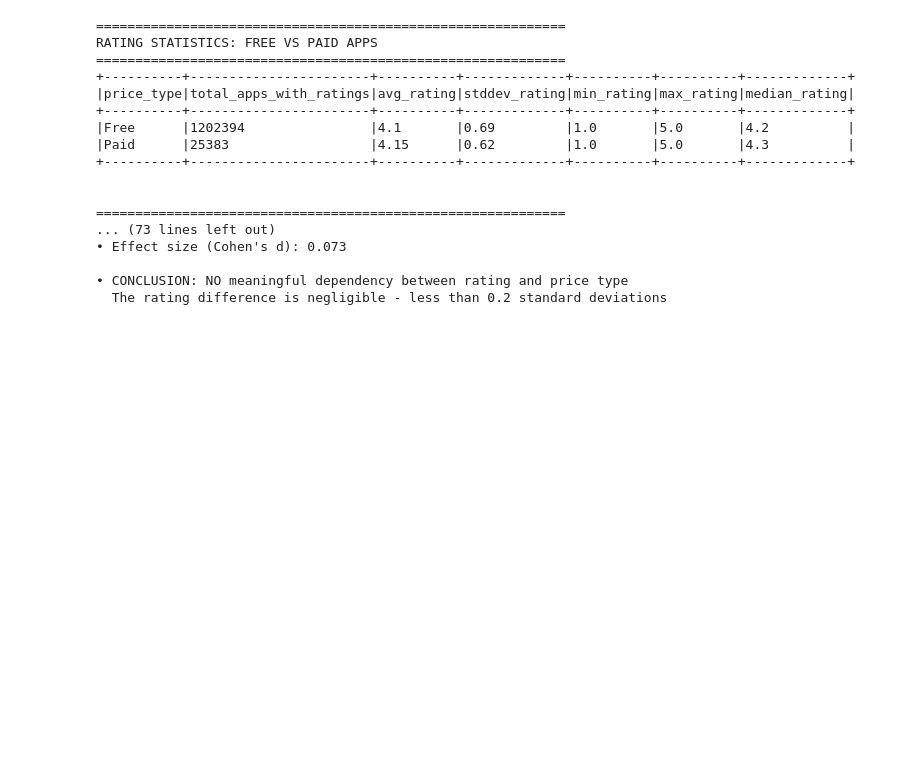
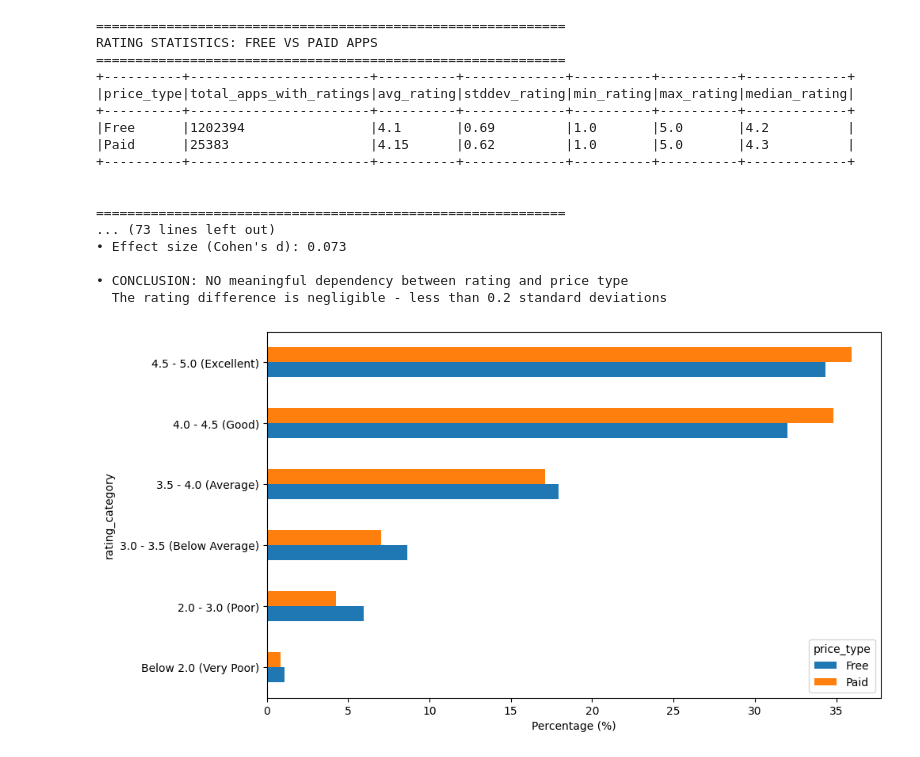
Before and after one commit to LottaSofiaK/Group22, a Jupyter notebook: Group_22_analysis_and_visualization.ipynb, the cells around one changed output. Saved outputs shown, nothing was run; the diff lists cells and outputs as text; code cells hidden in the pictures; blank space fills up the shorter version.

Commit message:
Plotting
Visualized the previous analysis

```diff
--- a/Group_22_analysis_and_visualization.ipynb
+++ b/Group_22_analysis_and_visualization.ipynb
@@ -253,3 +253,27 @@ RATING STATISTICS: FREE VS PAID APPS
 
 • CONCLUSION: NO meaningful dependency between rating and price type
   The rating difference is negligible - less than 0.2 standard deviations
+# %%
+# Spark table to Pandas
+plot_data = rating_distribution.toPandas()
+
+# Percentage to numeric
+plot_data['percentage'] = pd.to_numeric(plot_data['percentage'])
+
+x = plot_data.pivot(index='rating_category', columns='price_type', values='percentage')
+
+# Ordering the categories logically
+ordered_cats = [
+        'Below 2.0 (Very Poor)', '2.0 - 3.0 (Poor)',
+        '3.0 - 3.5 (Below Average)', '3.5 - 4.0 (Average)',
+        '4.0 - 4.5 (Good)', '4.5 - 5.0 (Excellent)'
+    ]
+
+ax = x.reindex(ordered_cats)
+
+# Plotting
+ax.plot(kind='barh', figsize=(10, 6))
+plt.xlabel("Percentage (%)")
+plt.show()
+# %% [output]
+[figure, added]
```
